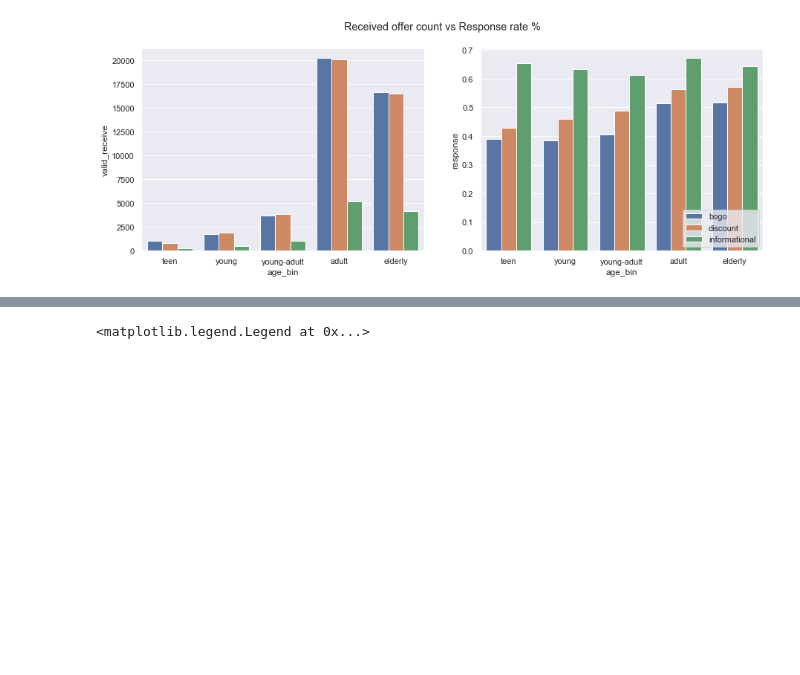
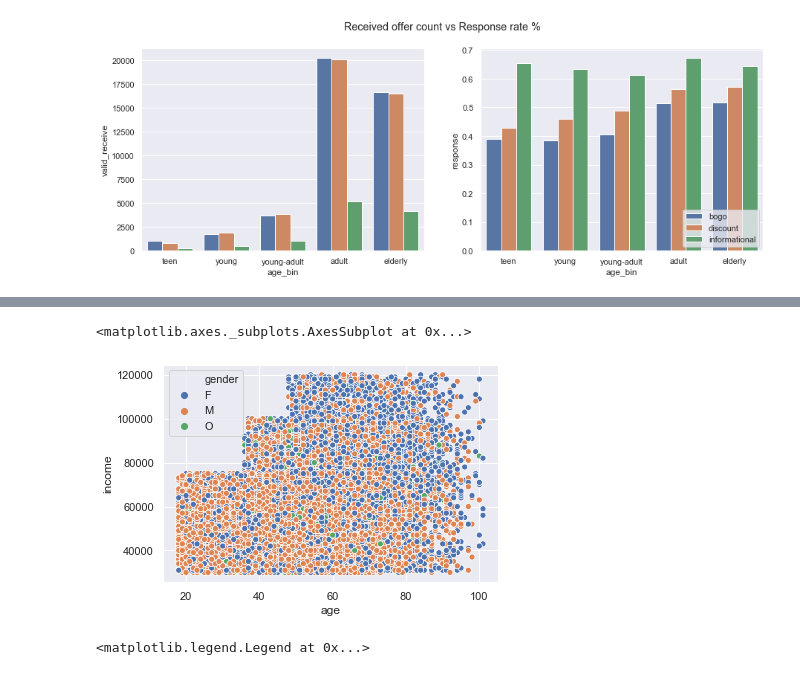
Before and after one commit to arrrunas/starbucks-capstone, a Jupyter notebook: Starbucks_Capstone_final.ipynb, the cells around one changed output, grey strips where cells are left out. Saved outputs shown, nothing was run; the diff lists cells and outputs as text; code cells hidden in the pictures; blank space fills up the shorter version.

```diff
--- a/Starbucks_Capstone_final.ipynb
+++ b/Starbucks_Capstone_final.ipynb
@@ -394,3 +446,11 @@ axes[1].legend(loc='lower right')
+# %%
+sns.scatterplot(x = 'age',
+                y = 'income',
+                hue = 'gender',
+                data = profile_clean)
+# %% [output]
+<matplotlib.axes._subplots.AxesSubplot at 0x...>
+[figure, added]
 # %%
 fig, axes = plt.subplots(1, 2)
 fig.set_figheight(5)
```
Also changed, not shown: parts of 51 cells of this notebook.
